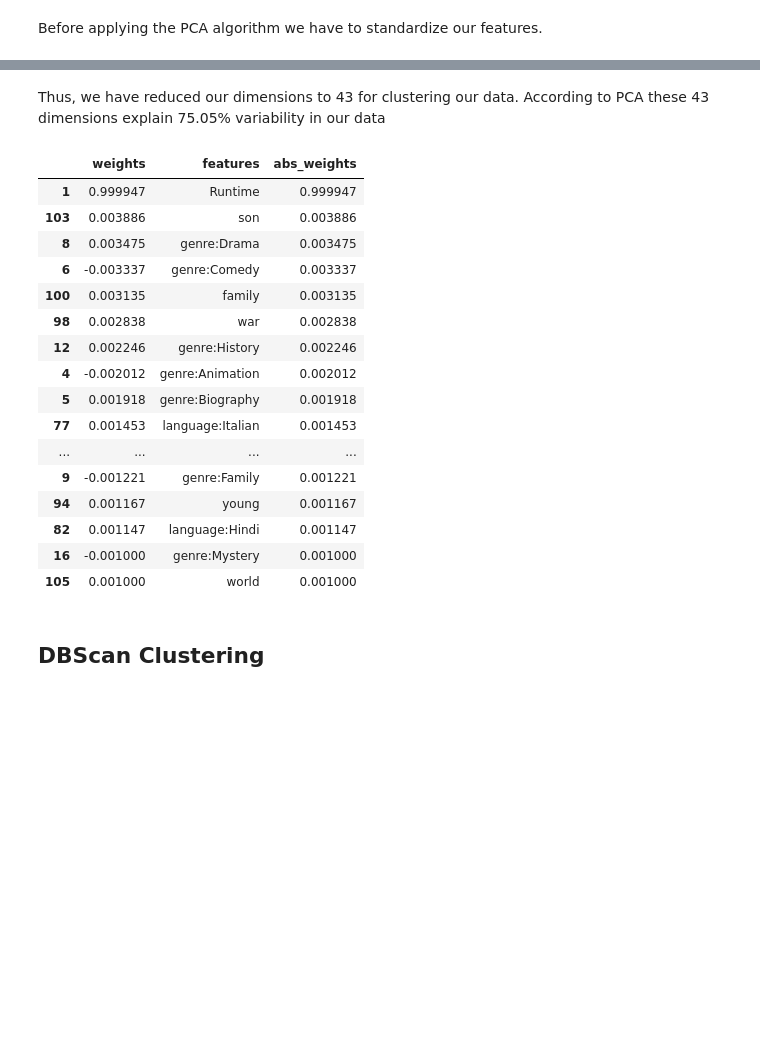
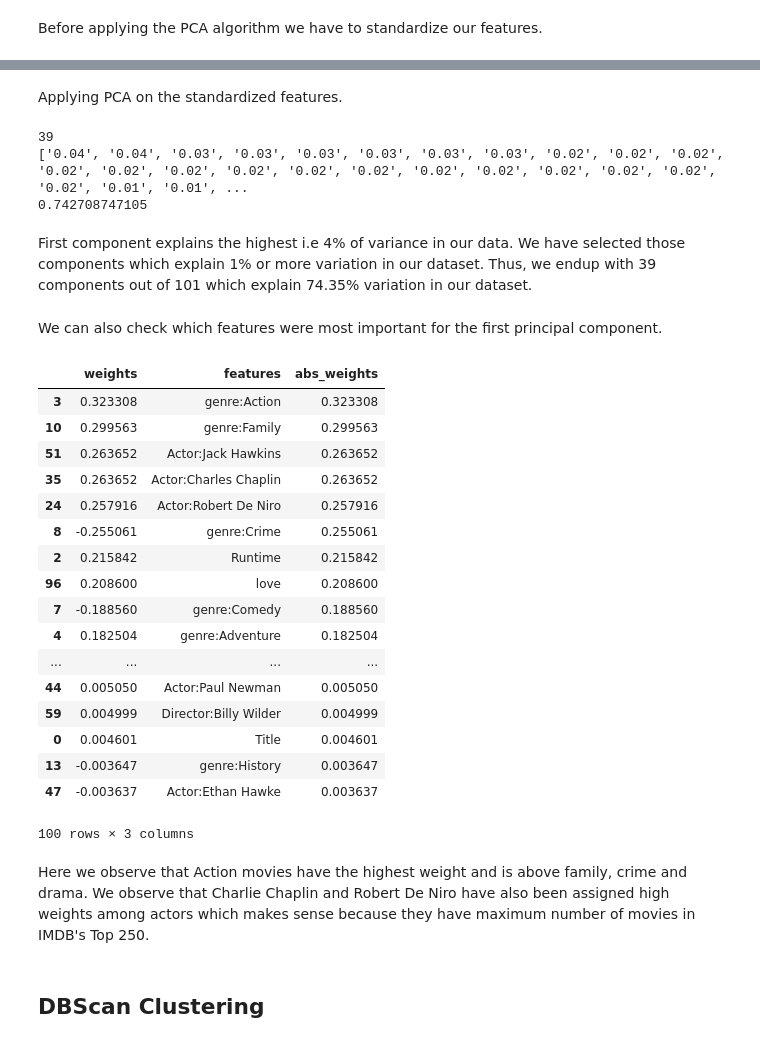
Before and after one commit to mustafashabbir10/MovieClustering, a Jupyter notebook: Data_Clustering_upload.ipynb, the cells around one changed output, grey strips where cells are left out. Cells and saved outputs as stored; diff of their text form; code cells hidden in the pictures; blank space fills up the shorter version.

```diff
--- a/Data_Clustering_upload.ipynb
+++ b/Data_Clustering_upload.ipynb
@@ -508,10 +536,9 @@ See the caveats in the documentation: http://pandas.pydata.org/pandas-docs/stabl
 df_final2 = pd.concat([df_omdb, df_encoded], axis=1)
 df_final2 = df_final2.drop(['Released','Genre','Director','Writer','Actors','Plot','Language',\
                           'Country','Awards','Poster','Ratings','Metascore','imdbVotes','imdbID','Type',\
-                         'DVD','BoxOffice','Production','Website','Response','Rated','imdbRating',],axis = 1)
+                         'DVD','BoxOffice','Production','Website','Response','Rated','imdbRating'],axis = 1)
 # %%
 df_final2.dropna(inplace=True)
-df_final2['Runtime']=pd.to_numeric(df_final2['Runtime'],errors='coerce')
 print(df_final2.shape)
 df_final2.head()
 df_dbscan=df_final2
@@ -531,5 +568,5 @@ Before applying the PCA algorithm we have to standardize our features.
 # %%
-df_matrix = df_without_name.as_matrix(columns=None)
+df_matrix = df_final2.drop('Title',axis=1).as_matrix(columns=None)
 
 from sklearn.preprocessing import StandardScaler
 scaler = StandardScaler().fit(df_matrix)
@@ -570,31 +605,53 @@ print (sum23/sumall)
-# %% [markdown]
-Thus, we have reduced our dimensions to 43 for clustering our data. According to PCA these 43 dimensions explain 75.05% variability in our data
+# %% [markdown]
+Applying PCA on the standardized features.
+# %%
+from sklearn.decomposition import PCA
+pca = PCA().fit(df_matrix)
+top_PCA=["%.2f" % a for a in pca.explained_variance_ratio_ if a >=0.01]
+print(len(top_PCA))
+print(top_PCA)
+sumall=sum(pca.explained_variance_ratio_)
+
+pca39 = PCA(n_components=len(top_PCA)).fit(df_matrix)
+sum39=sum(pca39.explained_variance_ratio_)
+print (sum39/sumall)
+# %% [output]
+39
+['0.04', '0.04', '0.03', '0.03', '0.03', '0.03', '0.03', '0.03', '0.02', '0.02', '0.02', '0.02', '0.02', '0.02', '0.02', '0.02', '0.02', '0.02', '0.02', '0.02', '0.02', '0.02', '0.02', '0.01', '0.01', ...
+0.742708747105
+# %% [markdown]
+First component explains the highest i.e 4% of variance in our data. We have selected those components which explain 1% or more variation in our dataset. Thus, we endup with 39 components out of 101 which explain 74.35% variation in our dataset.
+# %% [markdown]
+We can also check which features were most important for the first principal component.
 # %%
-first_comp = pca23.components_[0]
-first_comps = pd.DataFrame(list(zip(first_comp, df_without_name.columns)), columns=['weights', 'features'])
+first_comp = pca39.components_[0]
+first_comps = pd.DataFrame(list(zip(first_comp, df_final2.columns)), columns=['weights', 'features'])
 first_comps['abs_weights']=first_comps['weights'].apply(lambda x: np.abs(x))
 first_comps.sort_values('abs_weights', ascending=False,inplace=True)
 
-Top_23_features=first_comps[:23]
-Top_23_features
+Top_39_features=first_comps
+Top_39_features
 # %% [output]
 |  | weights | features | abs_weights |
-| 1 | 0.999947 | Runtime | 0.999947 |
-| 103 | 0.003886 | son | 0.003886 |
-| 8 | 0.003475 | genre:Drama | 0.003475 |
-| 6 | -0.003337 | genre:Comedy | 0.003337 |
-| 100 | 0.003135 | family | 0.003135 |
-| 98 | 0.002838 | war | 0.002838 |
-| 12 | 0.002246 | genre:History | 0.002246 |
-| 4 | -0.002012 | genre:Animation | 0.002012 |
-| 5 | 0.001918 | genre:Biography | 0.001918 |
-| 77 | 0.001453 | language:Italian | 0.001453 |
+| 3 | 0.323308 | genre:Action | 0.323308 |
+| 10 | 0.299563 | genre:Family | 0.299563 |
+| 51 | 0.263652 | Actor:Jack Hawkins | 0.263652 |
+| 35 | 0.263652 | Actor:Charles Chaplin | 0.263652 |
+| 24 | 0.257916 | Actor:Robert De Niro | 0.257916 |
+| 8 | -0.255061 | genre:Crime | 0.255061 |
+| 2 | 0.215842 | Runtime | 0.215842 |
+| 96 | 0.208600 | love | 0.208600 |
+| 7 | -0.188560 | genre:Comedy | 0.188560 |
+| 4 | 0.182504 | genre:Adventure | 0.182504 |
 | ... | ... | ... | ... |
-| 9 | -0.001221 | genre:Family | 0.001221 |
-| 94 | 0.001167 | young | 0.001167 |
-| 82 | 0.001147 | language:Hindi | 0.001147 |
-| 16 | -0.001000 | genre:Mystery | 0.001000 |
-| 105 | 0.001000 | world | 0.001000 |
+| 44 | 0.005050 | Actor:Paul Newman | 0.005050 |
+| 59 | 0.004999 | Director:Billy Wilder | 0.004999 |
+| 0 | 0.004601 | Title | 0.004601 |
+| 13 | -0.003647 | genre:History | 0.003647 |
+| 47 | -0.003637 | Actor:Ethan Hawke | 0.003637 |
+100 rows × 3 columns
+# %% [markdown]
+Here we observe that Action movies have the highest weight and is above family, crime and drama. We observe that Charlie Chaplin and Robert De Niro have also been assigned high weights among actors which makes sense because they have maximum number of movies in IMDB's Top 250.
 # %% [markdown]
 ## DBScan Clustering
 # %%
```
Also changed, not shown: parts of 24 cells of this notebook.
